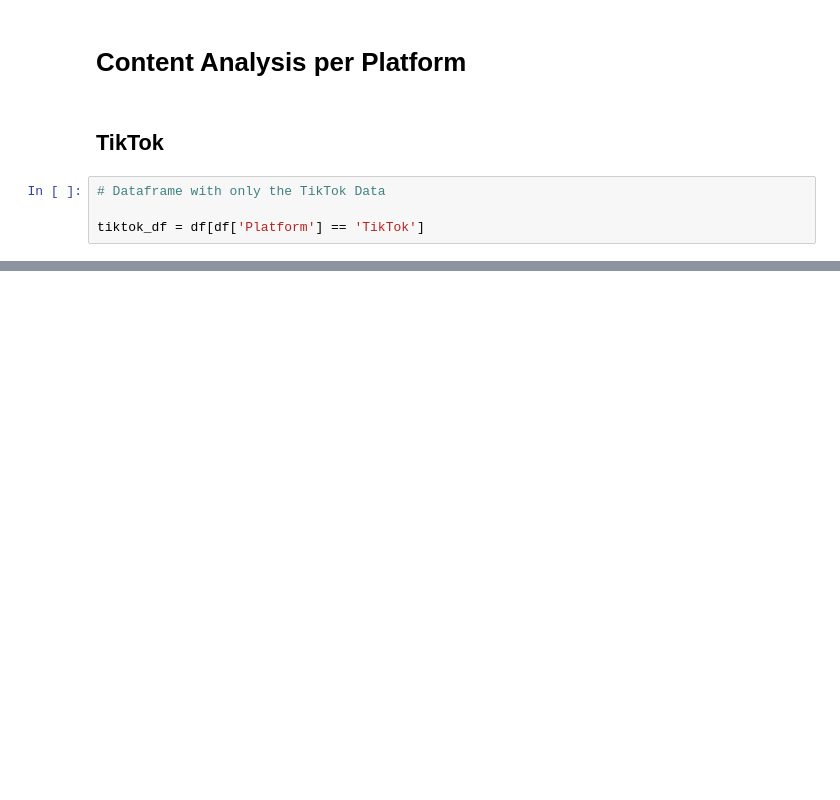
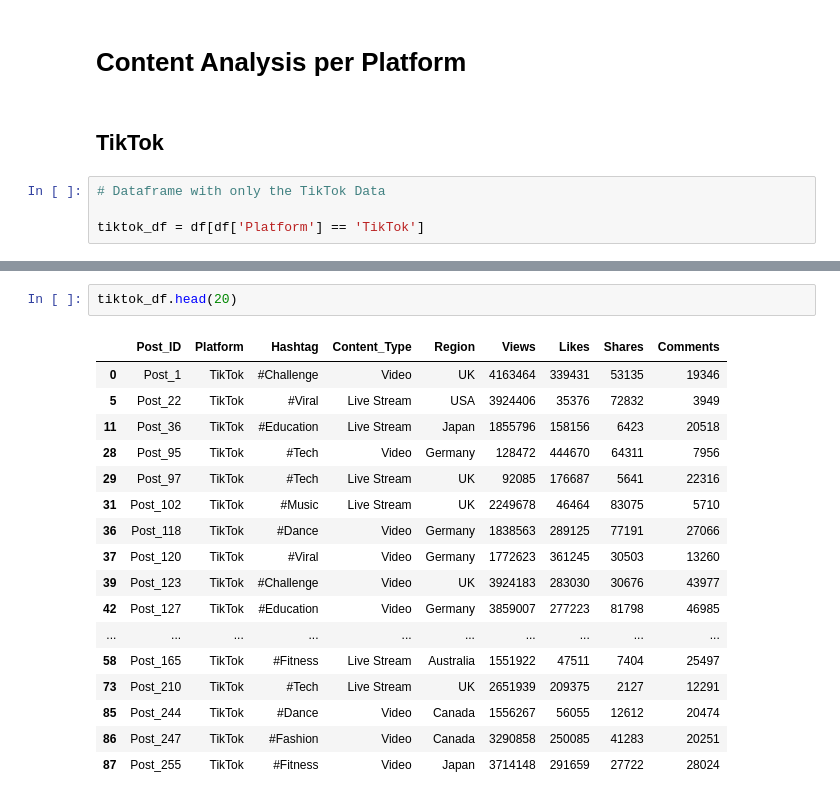
Before and after one commit to condategui/Social_Media_Trends_Engagement_Analysis, a Jupyter notebook: EDA/EDA.ipynb, the cells around one changed output, grey strips where cells are left out. Saved outputs shown, nothing was run; the diff lists cells and outputs as text; blank space fills up the shorter version.

```diff
--- a/EDA/EDA.ipynb
+++ b/EDA/EDA.ipynb
@@ -151,3 +149,23 @@ tiktok_df.describe()
+# %%
+tiktok_df.head(20)
+# %% [output]
+|  | Post_ID | Platform | Hashtag | Content_Type | Region | Views | Likes | Shares | Comments |
+| 0 | Post_1 | TikTok | #Challenge | Video | UK | 4163464 | 339431 | 53135 | 19346 |
+| 5 | Post_22 | TikTok | #Viral | Live Stream | USA | 3924406 | 35376 | 72832 | 3949 |
+| 11 | Post_36 | TikTok | #Education | Live Stream | Japan | 1855796 | 158156 | 6423 | 20518 |
+| 28 | Post_95 | TikTok | #Tech | Video | Germany | 128472 | 444670 | 64311 | 7956 |
+| 29 | Post_97 | TikTok | #Tech | Live Stream | UK | 92085 | 176687 | 5641 | 22316 |
+| 31 | Post_102 | TikTok | #Music | Live Stream | UK | 2249678 | 46464 | 83075 | 5710 |
+| 36 | Post_118 | TikTok | #Dance | Video | Germany | 1838563 | 289125 | 77191 | 27066 |
+| 37 | Post_120 | TikTok | #Viral | Video | Germany | 1772623 | 361245 | 30503 | 13260 |
+| 39 | Post_123 | TikTok | #Challenge | Video | UK | 3924183 | 283030 | 30676 | 43977 |
+| 42 | Post_127 | TikTok | #Education | Video | Germany | 3859007 | 277223 | 81798 | 46985 |
+| ... | ... | ... | ... | ... | ... | ... | ... | ... | ... |
+| 58 | Post_165 | TikTok | #Fitness | Live Stream | Australia | 1551922 | 47511 | 7404 | 25497 |
+| 73 | Post_210 | TikTok | #Tech | Live Stream | UK | 2651939 | 209375 | 2127 | 12291 |
+| 85 | Post_244 | TikTok | #Dance | Video | Canada | 1556267 | 56055 | 12612 | 20474 |
+| 86 | Post_247 | TikTok | #Fashion | Video | Canada | 3290858 | 250085 | 41283 | 20251 |
+| 87 | Post_255 | TikTok | #Fitness | Video | Japan | 3714148 | 291659 | 27722 | 28024 |
 # %%
 plt.figure(figsize=(10, 6))
 
```
Also changed, not shown: parts of 9 cells of this notebook, 10 other files.
